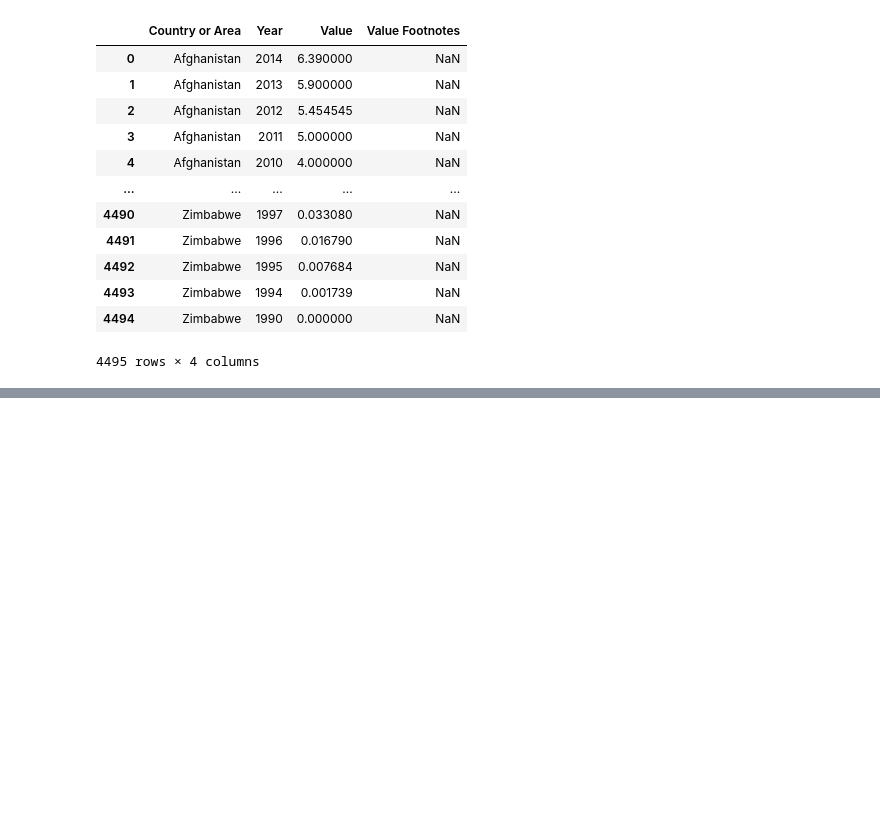
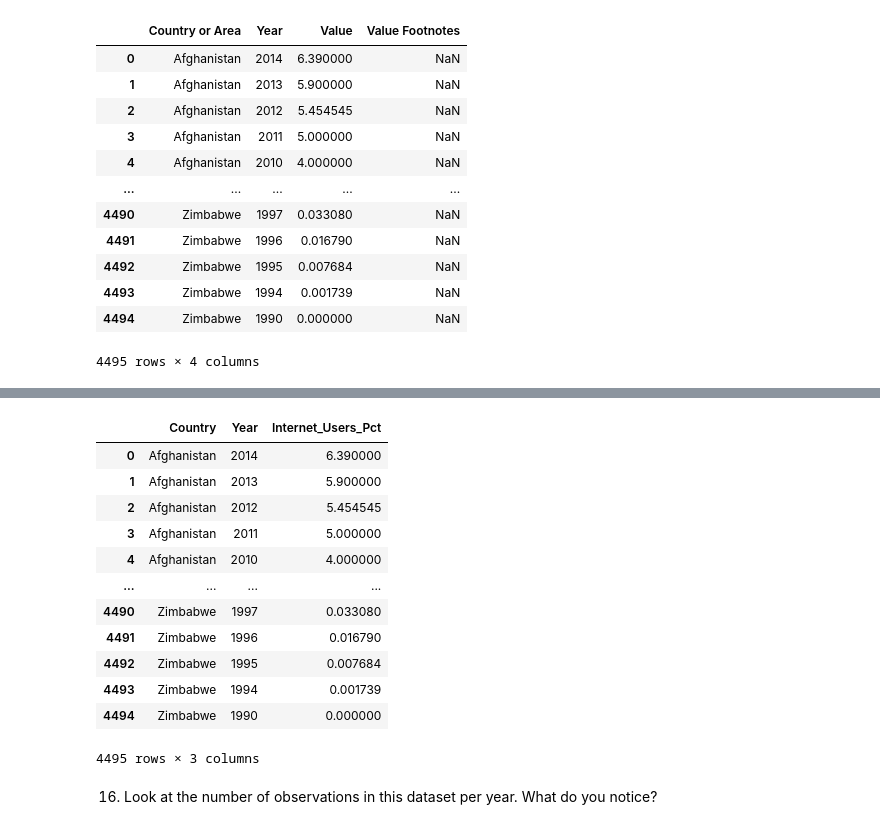
Before and after one commit to NSS-Data-Analytics-Cohort-10/gdp-and-internet-usage-rushichokshi, a Jupyter notebook: notebooks/un_notebook.ipynb, the cells around one changed output, grey strips where cells are left out. Drawn from its saved outputs; the diff is of its cells as text; code cells hidden in the pictures; blank space fills up the shorter version.

Commit message:
on number 17

```diff
--- a/notebooks/un_notebook.ipynb
+++ b/notebooks/un_notebook.ipynb
@@ -508,0 +523,19 @@ internet_df
+# %%
+internet_df = internet_df.rename(columns = {'Country or Area':'Country','Value':'Internet_Users_Pct'})
+internet_df
+# %% [output]
+|  | Country | Year | Internet_Users_Pct |
+| 0 | Afghanistan | 2014 | 6.390000 |
+| 1 | Afghanistan | 2013 | 5.900000 |
+| 2 | Afghanistan | 2012 | 5.454545 |
+| 3 | Afghanistan | 2011 | 5.000000 |
+| 4 | Afghanistan | 2010 | 4.000000 |
+| ... | ... | ... | ... |
+| 4490 | Zimbabwe | 1997 | 0.033080 |
+| 4491 | Zimbabwe | 1996 | 0.016790 |
+| 4492 | Zimbabwe | 1995 | 0.007684 |
+| 4493 | Zimbabwe | 1994 | 0.001739 |
+| 4494 | Zimbabwe | 1990 | 0.000000 |
+4495 rows × 3 columns
+# %% [markdown]
+16. Look at the number of observations in this dataset per year. What do you notice?
```
Also changed, not shown: parts of 12 cells of this notebook.
